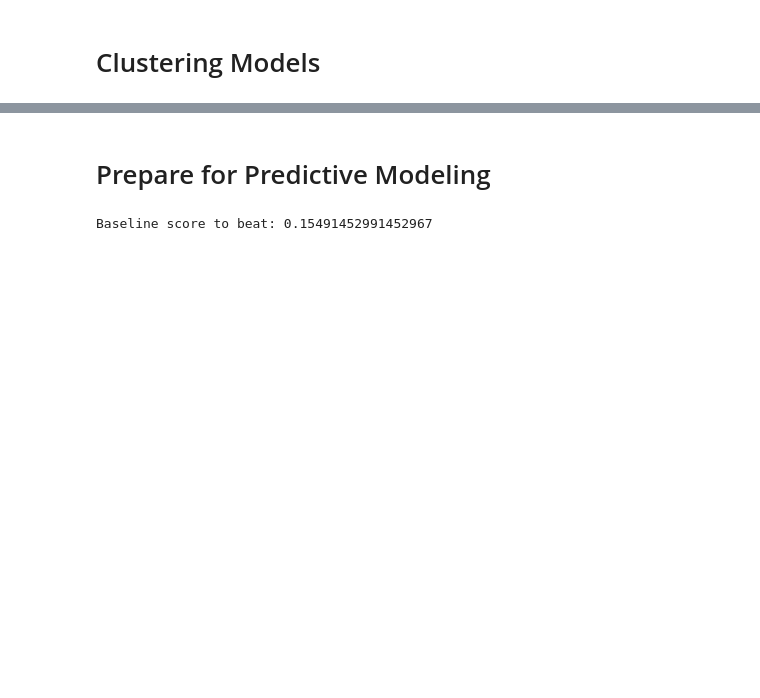
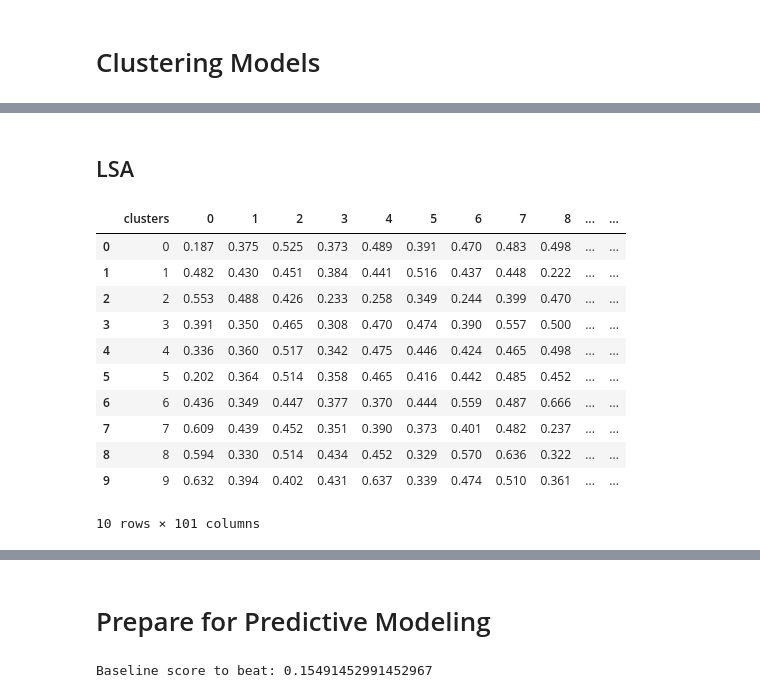
Before and after one commit to serfsup/thinkful-unsupervised-capstone, a Jupyter notebook: Thinkful.U4L5.1 Unsupervised Capstone.ipynb, the cells around one changed output, grey strips where cells are left out. Saved outputs shown, nothing was run; the diff lists cells and outputs as text; code cells hidden in the pictures; blank space fills up the shorter version.

```diff
--- a/Thinkful.U4L5.1 Unsupervised Capstone.ipynb
+++ b/Thinkful.U4L5.1 Unsupervised Capstone.ipynb
@@ -95,7 +111,9 @@ for file_name, president in zip(files, presidents):
 # Utility function to clean text.
 def text_cleaner(text: str) -> str:
     """Function to strip all characters except letters in words."""
+
     text = re.sub(r'--', ' ', text)
+    text = re.sub(r'\d+', '', text)
     text = re.sub("[\[].*?[\]]", "", text)
     text = re.sub("[\<].*?[\>]", "", text)
     text = ' '.join(text.split())
@@ -247,2 +364,7 @@ X_holdout_tfidf = pd.DataFrame(
+# %%
+# Create train/eval/holdout groups for LSA.
+X_train_lsa_scaled = pd.DataFrame(scaler.fit_transform(X_train_lsa))
+X_eval_lsa_scaled = pd.DataFrame(scaler.transform(X_eval_lsa))
+X_holdout_lsa_scaled = pd.DataFrame(scaler.transform(X_holdout_lsa))
 # %% [markdown]
 # Clustering Models
@@ -532,0 +774,36 @@ array([0.84259259, 0.7962963 , 0.82075472, 0.80582524, 0.8019802 ])
+# %% [markdown]
+## LSA
+# %%
+# Re-run KMeans and extract cluster information.
+model_lsa = KMeans(n_clusters=10, random_state=42).fit(X_train_lsa_scaled)
+
+# Extract cluster assignments for each data point.
+labels = model_lsa.labels_
+# %%
+# Create cluster assignment for eval, holdout groups.
+X_eval_lsa_labels = model_lsa.predict(X_eval_lsa_scaled)
+X_holdout_lsa_labels = model_lsa.predict(X_holdout_lsa_scaled)
+
+# Create a column for cluster labels.
+X_eval_lsa_scaled['clusters'] = X_eval_lsa_labels
+X_holdout_lsa_scaled['clusters'] = X_holdout_lsa_labels
+
+X_train_lsa_scaled['clusters'] = labels
+# %%
+# Aggregate by cluster.
+X_train_lsa_clusters = X_train_lsa_scaled.groupby(
+    ['clusters'], as_index=False).mean()
+X_train_lsa_clusters
+# %% [output]
+|  | clusters | 0 | 1 | 2 | 3 | 4 | 5 | 6 | 7 | 8 | ... | ... |
+| 0 | 0 | 0.187 | 0.375 | 0.525 | 0.373 | 0.489 | 0.391 | 0.470 | 0.483 | 0.498 | ... | ... |
+| 1 | 1 | 0.482 | 0.430 | 0.451 | 0.384 | 0.441 | 0.516 | 0.437 | 0.448 | 0.222 | ... | ... |
+| 2 | 2 | 0.553 | 0.488 | 0.426 | 0.233 | 0.258 | 0.349 | 0.244 | 0.399 | 0.470 | ... | ... |
+| 3 | 3 | 0.391 | 0.350 | 0.465 | 0.308 | 0.470 | 0.474 | 0.390 | 0.557 | 0.500 | ... | ... |
+| 4 | 4 | 0.336 | 0.360 | 0.517 | 0.342 | 0.475 | 0.446 | 0.424 | 0.465 | 0.498 | ... | ... |
+| 5 | 5 | 0.202 | 0.364 | 0.514 | 0.358 | 0.465 | 0.416 | 0.442 | 0.485 | 0.452 | ... | ... |
+| 6 | 6 | 0.436 | 0.349 | 0.447 | 0.377 | 0.370 | 0.444 | 0.559 | 0.487 | 0.666 | ... | ... |
+| 7 | 7 | 0.609 | 0.439 | 0.452 | 0.351 | 0.390 | 0.373 | 0.401 | 0.482 | 0.237 | ... | ... |
+| 8 | 8 | 0.594 | 0.330 | 0.514 | 0.434 | 0.452 | 0.329 | 0.570 | 0.636 | 0.322 | ... | ... |
+| 9 | 9 | 0.632 | 0.394 | 0.402 | 0.431 | 0.637 | 0.339 | 0.474 | 0.510 | 0.361 | ... | ... |
+10 rows × 101 columns
```
Also changed, not shown: parts of 146 cells of this notebook.
